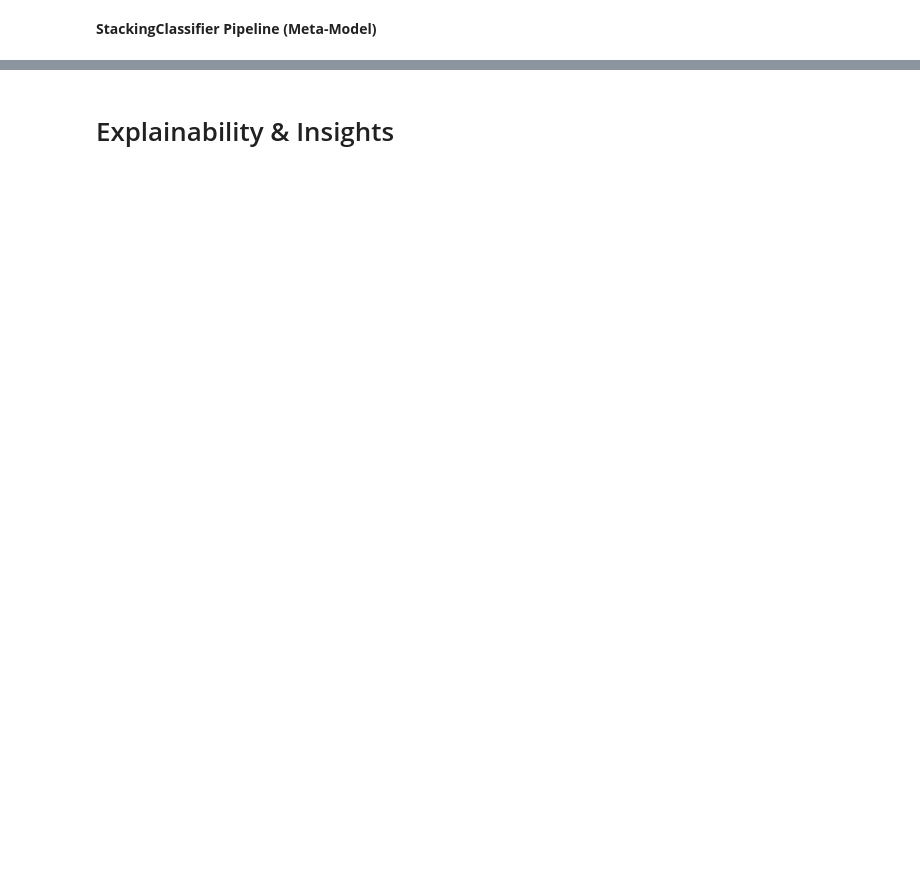
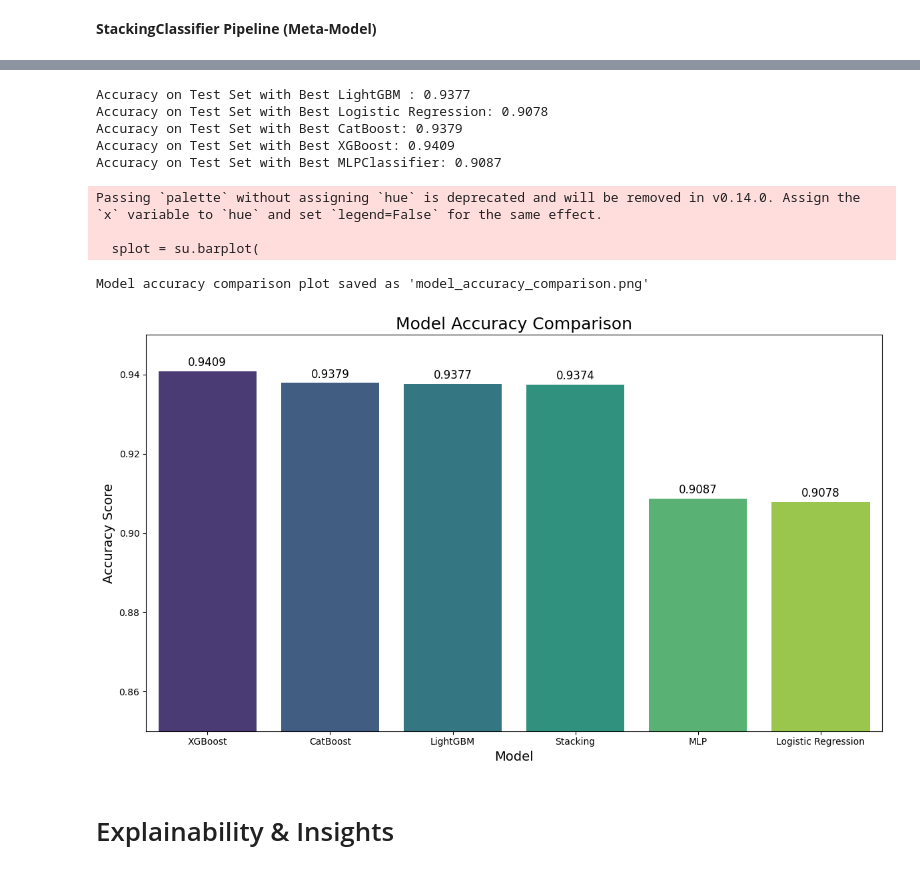
Before and after one commit to kmoshada/Hackathon, a Jupyter notebook: BOOK.ipynb, the cells around one changed output, grey strips where cells are left out. Saved outputs shown, nothing was run; the diff lists cells and outputs as text; code cells hidden in the pictures; blank space fills up the shorter version.

```diff
--- a/BOOK.ipynb
+++ b/BOOK.ipynb
@@ -95,6 +103,8 @@ lev1.to_csv('cleaned_data.csv')
 # %%
 for col in lev1.columns:
     print(col,len(lev1[col].unique()),'labels')
+# %%
+lev1 = pd.read_csv('cleaned_data.csv')
 # %%
 packt_dec = {"I":1,"F":2,"IT":3,"T":4}
 
@@ -149,9 +178,11 @@ from sklearn.ensemble import RandomForestClassifier
 from lightgbm import LGBMClassifier
 from sklearn.linear_model import LogisticRegression
 
+# Drop rows where 'DEMENTED' is NaN
+lev1_cleaned = lev1.dropna(subset=['DEMENTED'])
 
-y = lev1['DEMENTED']
-X = lev1.drop(['DEMENTED'] + columns_to_drop, axis=1)
+y = lev1_cleaned['DEMENTED']
+X = lev1_cleaned.drop(['DEMENTED'] + columns_to_drop, axis=1)
 
 # Split into training and testing sets
 X_train, X_test, y_train, y_test = train_test_split(X, y, test_size=0.2, random_state=42)
@@ -445,10 +564,15 @@ print(f"Accuracy on Test Set with Best StackingClassifier: {final_stacking_accur
 # %%
 print(f"Accuracy on Test Set with Best LightGBM : {final_accuracyLightGBM:.4f}")
-print(f"Accuracy on Test Set with Best Random Forest: {final_rf_accuracyRandomForest:.4f}")
 print(f"Accuracy on Test Set with Best Logistic Regression: {final_lr_accuracy:.4f}")
 print(f"Accuracy on Test Set with Best CatBoost: {final_cb_accuracy:.4f}")
 print(f"Accuracy on Test Set with Best XGBoost: {final_xgb_accuracy:.4f}")
 print(f"Accuracy on Test Set with Best MLPClassifier: {final_mlp_accuracy:.4f}")
+# %% [output]
+Accuracy on Test Set with Best LightGBM : 0.9377
+Accuracy on Test Set with Best Logistic Regression: 0.9078
+Accuracy on Test Set with Best CatBoost: 0.9379
+Accuracy on Test Set with Best XGBoost: 0.9409
+Accuracy on Test Set with Best MLPClassifier: 0.9087
 # %%
 import pandas as pd
 import seaborn as su
@@ -456,44 +580,49 @@ import matplotlib.pyplot as plt
 
 model_scores = {
     'LightGBM': final_accuracyLightGBM,
-    'Random Forest':final_rf_accuracyRandomForest,
     'Logistic Regression': final_lr_accuracy,
     'CatBoost': final_cb_accuracy,
     'XGBoost': final_xgb_accuracy,
     'MLP': final_mlp_accuracy,
-    # 'Stacking': final_stacking_accuracy
+    'Stacking': final_stacking_accuracy
 }
 
 scores_df = pd.DataFrame(list(model_scores.items()), columns=['Model', 'Accuracy'])
 scores_df = scores_df.sort_values(by='Accuracy', ascending=False)
 
 plt.figure(figsize=(12, 7))
 
 splot = su.barplot(
     x='Model',
     y='Accuracy',
     data=scores_df,
     palette='viridis'
 )
 
 plt.title('Model Accuracy Comparison', fontsize=18)
 plt.xlabel('Model', fontsize=14)
 plt.ylabel('Accuracy Score', fontsize=14)
 
 plt.ylim(0.85, 0.95)
 
 for p in splot.patches:
     splot.annotate(format(p.get_height(), '.4f'),
                    (p.get_x() + p.get_width() / 2., p.get_height()),
                    ha = 'center',
                    va = 'center',
                    xytext = (0, 9),
                    textcoords = 'offset points',
                    fontsize=12)
 
 plt.tight_layout()
 plt.savefig('model_accuracy_comparison.png')
 
 print("Model accuracy comparison plot saved as 'model_accuracy_comparison.png'")
+# %% [output]
+Passing `palette` without assigning `hue` is deprecated and will be removed in v0.14.0. Assign the `x` variable to `hue` and set `legend=False` for the same effect.
+
+  splot = su.barplot(
+Model accuracy comparison plot saved as 'model_accuracy_comparison.png'
+[figure, added]
 # %% [markdown]
 # Explainability & Insights
```
Also changed, not shown: parts of 15 cells of this notebook.
